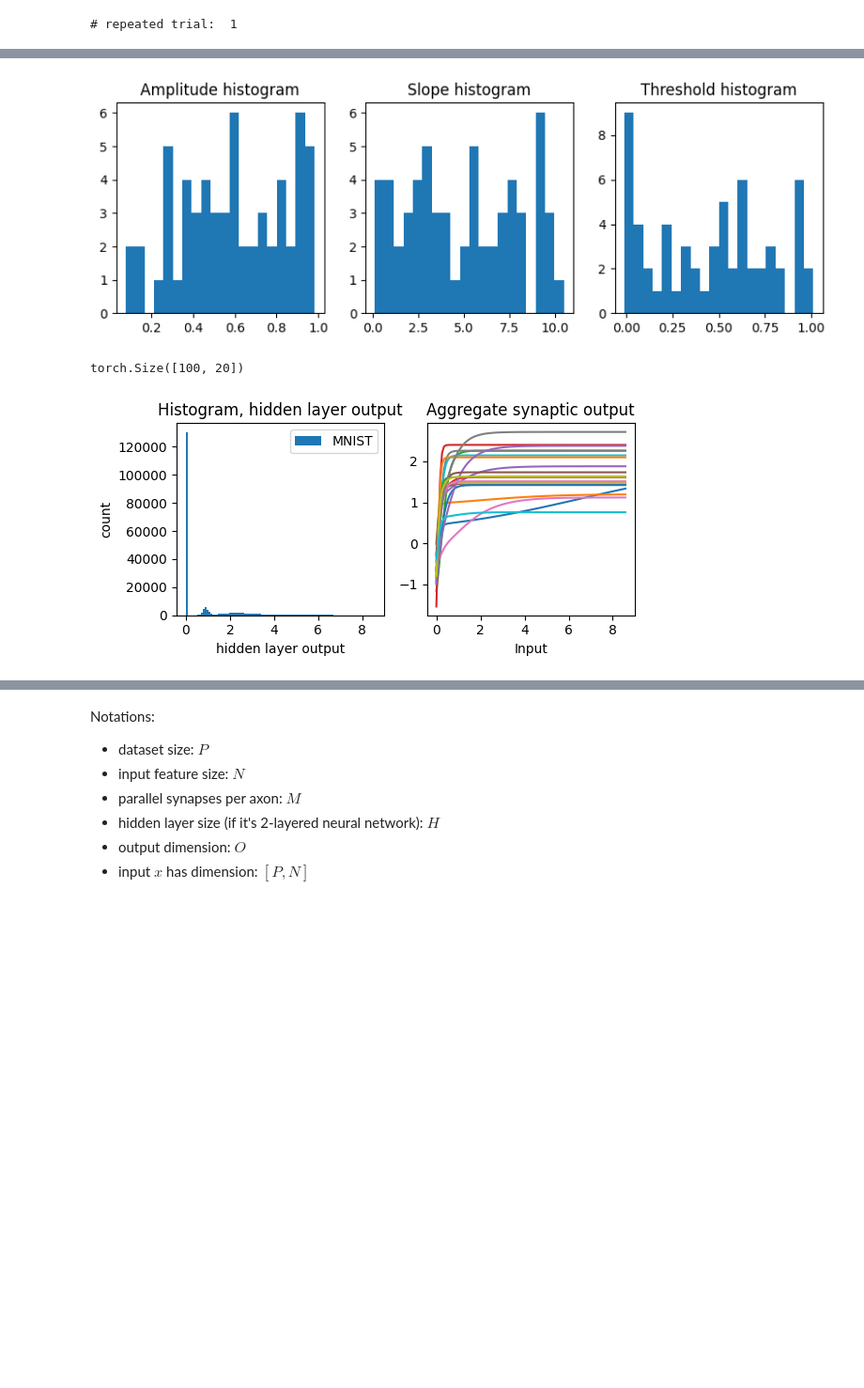
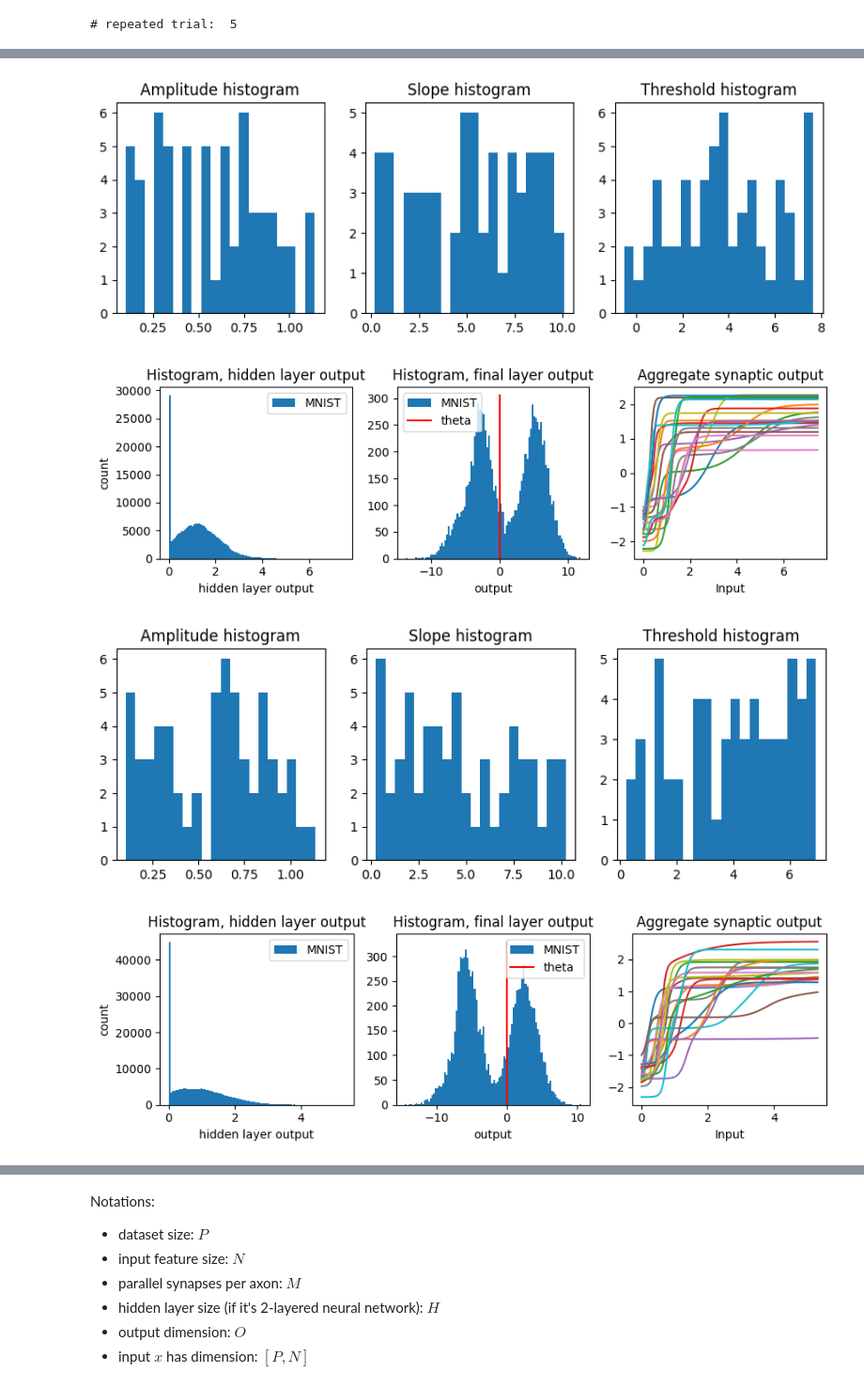
Before and after one commit to london-and-tequila/parallel_synapse_MNIST, a Jupyter notebook: 10-06-2023-Test_parallel_syn_improved_structure.ipynb, the cells around one changed output, grey strips where cells are left out. Shown at 94% size. Drawn from its saved outputs; the diff is of its cells as text; code cells hidden in the pictures; blank space fills up the shorter version.

```diff
--- a/10-06-2023-Test_parallel_syn_improved_structure.ipynb
+++ b/10-06-2023-Test_parallel_syn_improved_structure.ipynb
@@ -26,18 +26,25 @@ def plot_result(result_dict):
     plt.figure(figsize=(12, 3))
     plt.subplot(1, 2, 1)
     for m in models:
-        plt.plot(losses[m], label=  m)
+        n_trial = losses[m].shape[1]
+        plt.plot(losses[m].mean(1), label=  m)
+        plt.fill_between(np.arange(len(losses[m].mean(0))), losses[m].mean(0) - losses[m].std(0),
+                        losses[m].mean(0) + losses[m].std(0), alpha=0.5)
     plt.xlabel("Epochs")
     plt.ylabel("Loss")
-    plt.title("Training Losses")
+    plt.title("Training Losses, n_trial = {}".format(n_trial))
+    plt.grid()
     plt.legend()
 
     plt.subplot(1, 2, 2)
     for m in models:
-        plt.plot(accuracies[m], label= m)
+        plt.plot(accuracies[m].mean(1), label= m)
+        plt.fill_between(np.arange(len(accuracies[m].mean(0))), accuracies[m].mean(0) - accuracies[m].std(0),
+                        accuracies[m].mean(0) + accuracies[m].std(0), alpha=0.5)
     plt.xlabel("Epochs")
     plt.ylabel("Accuracy (%)")
-    plt.title("Validation Accuracy")
+    plt.title("Validation Accuracy, n_trial = {}".format(n_trial))
+    plt.grid()
     plt.legend()
     plt.tight_layout()
     plt.show()
@@ -71,17 +78,21 @@ def plot_input_histogram_to_parallel_synapse_layer(model, hidden_act:str = 'sigm
     testset = torchvision.datasets.MNIST(root='./data', train=False, download=True, transform=transform)
     testloader = torch.utils.data.DataLoader(testset, batch_size=32, shuffle=False)
     hidden = []
+    final = []
     for inputs, labels in testloader:
         inputs = inputs.view(-1, 28*28)#.to(device)
 
         labels = binary_labels(labels)
         if hidden_act == 'sigmoid':
             hidden.append(torch.sigmoid(model.fc1(inputs)).detach().cpu())
+
         else:
             hidden.append(torch.relu(model.fc1(inputs)).detach().cpu())
+        final.append(model.parallel_synapse(hidden[-1]).detach().cpu())
     hidden = torch.cat(hidden, dim=0)
-    plt.figure(figsize=(6, 3 ))
-    plt.subplot(1,2,1)
+    final = torch.cat(final, dim=0)
+    plt.figure(figsize=(9, 3 ))
+    plt.subplot(1,3,1)
     plt.hist(hidden.data.cpu().numpy().flatten(), bins=100, label='MNIST')
     plt.legend()
     plt.xlabel('hidden layer output')
@@ -107,11 +118,19 @@ def plot_input_histogram_to_parallel_synapse_layer(model, hidden_act:str = 'sigm
     x = torch.tanh(x)
     x = x * ampli[None, :, :, :].expand(n_data, n_synapse, input_dim, output_dim)
     x = x.sum(dim=1).squeeze()
-    print(x.shape)
-    plt.subplot(1,2,2)
+    plt.subplot(1,3,3)
     plt.plot(input[:,0].numpy(), x.detach().numpy())
     plt.xlabel('Input')
     plt.title('Aggregate synaptic output')
+
+    plt.subplot(1,3,2)
+    plt.hist(final.data.cpu().numpy().flatten(), bins=100, label='MNIST')
+    ylim = plt.ylim()
+    plt.plot(model.theta.data.cpu().numpy()* np.ones((2,)), np.array(ylim), 'r-',  label='theta')
+    plt.legend()
+    plt.xlabel('output')
+    plt.title('Histogram, final layer output')
+
     plt.tight_layout()
     plt.show()
 # %%
@@ -130,7 +149,8 @@ for H in [20]:
     plot_result({'losses': losses, 'accuracies': accuracies, 'models': df['models'][0].keys()})
     for model in df['models'][0].keys():
         if 'parallel synapse' in model:
-            plot_parallel_synapse_params(df['models'][0][model])
-            plot_input_histogram_to_parallel_synapse_layer(df['models'][0][model], hidden_act='relu')
+            for i in range(len(df)):
+                plot_parallel_synapse_params(df['models'][i][model])
+                plot_input_histogram_to_parallel_synapse_layer(df['models'][i][model], hidden_act='relu')
 # %% [output]
-# repeated trial:  1
+# repeated trial:  5
@@ -138,3 +158,4 @@ for H in [20]:
-[figure, old version]
+[figure, new version]
-torch.Size([100, 20])
-[figure, old version]
+[figure, new version]
+[figure, added]
+[figure, added]
```
Also changed, not shown: parts of 2 cells of this notebook.
